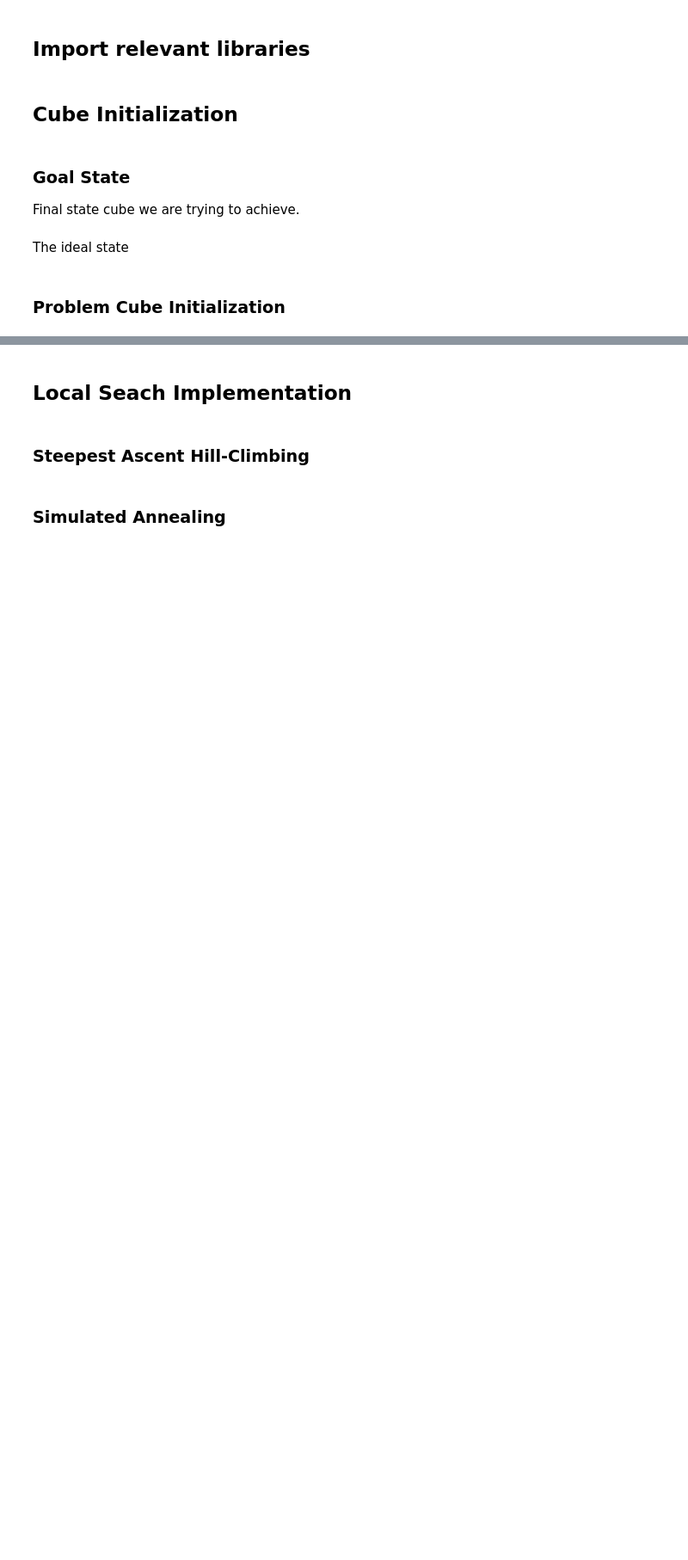
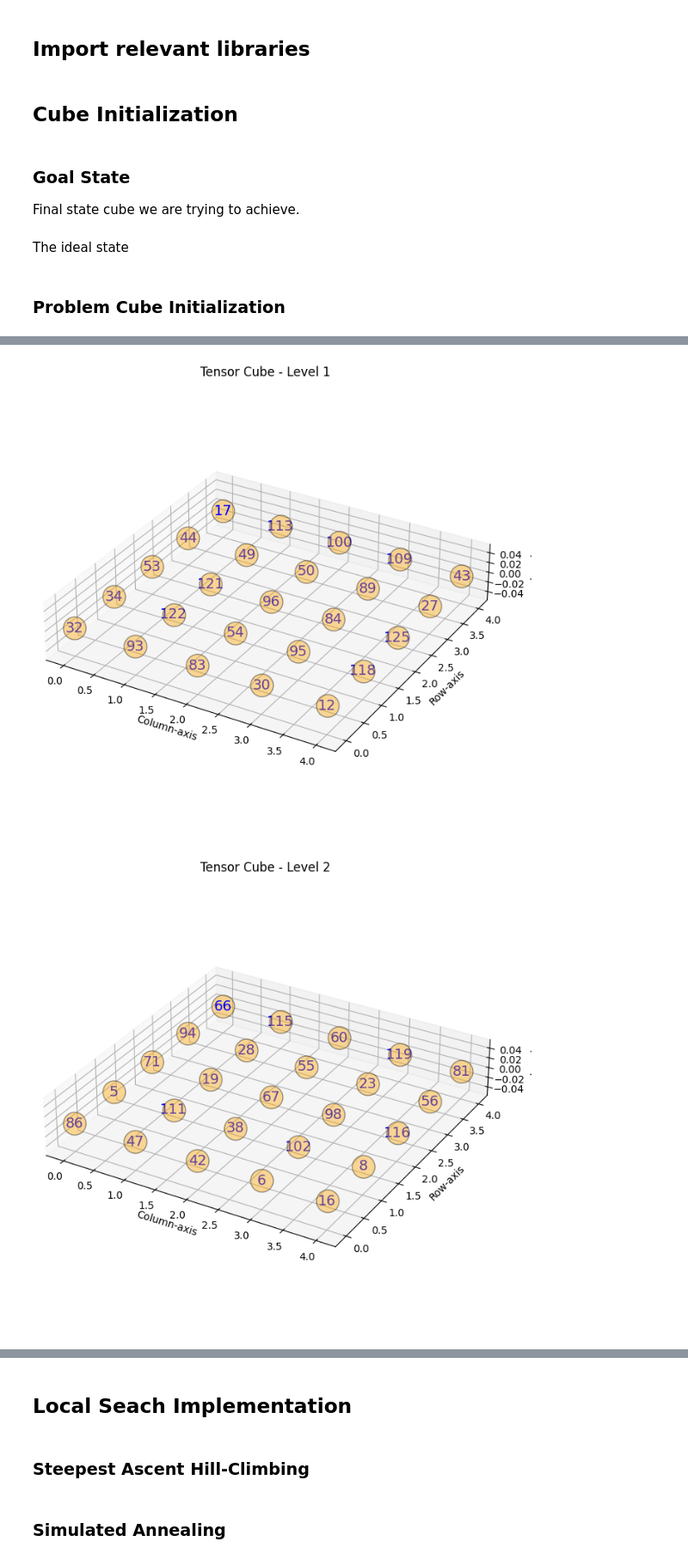
Before and after one commit to marcellinow/diagonal-magic-cube, a Jupyter notebook: main.ipynb, the cells around one changed output, grey strips where cells are left out. Shown at 86% size. Saved outputs shown, nothing was run; the diff lists cells and outputs as text; code cells hidden in the pictures; blank space fills up the shorter version.

Commit message:
update cube and simulated algorithm

```diff
--- a/main.ipynb
+++ b/main.ipynb
@@ -81,0 +83,5 @@ cube.plot_cube()
+# %%
+cube.plot_per_level()
+# %% [output]
+[figure, added]
+[figure, added]
```
Also changed, not shown: parts of 6 cells of this notebook, 2 other files.
